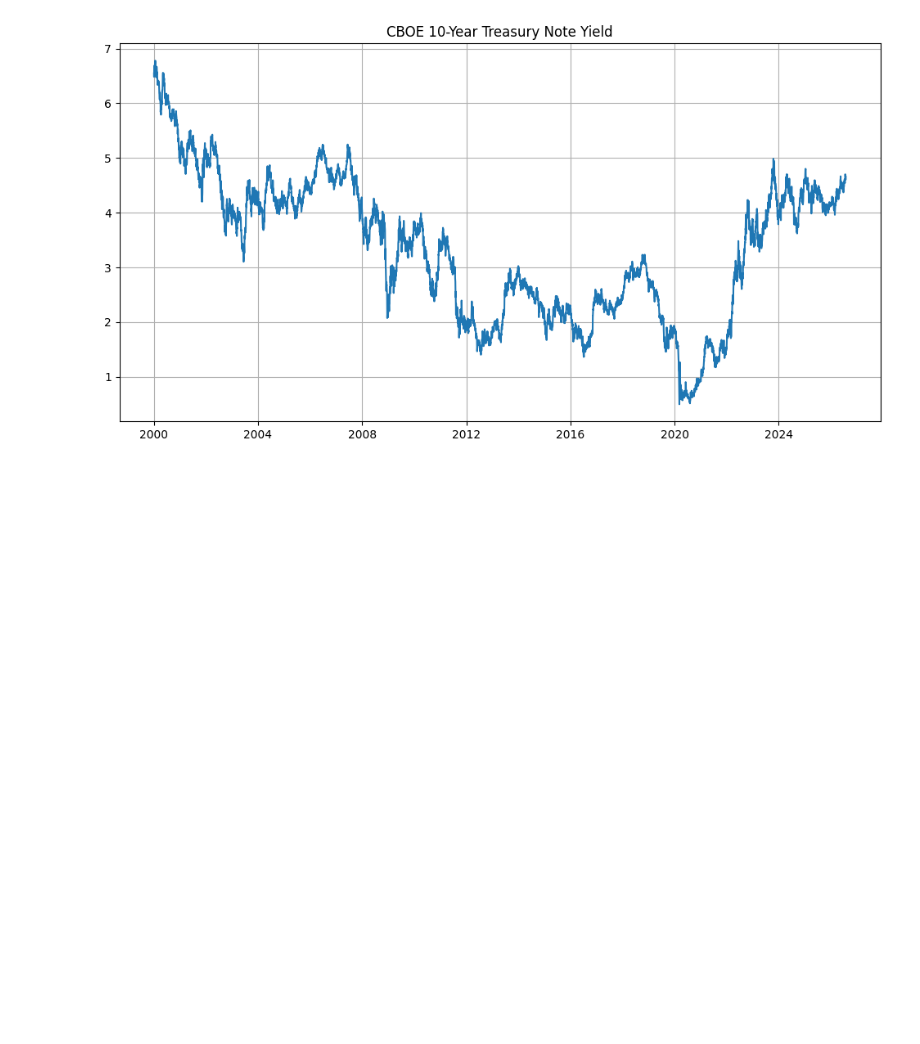
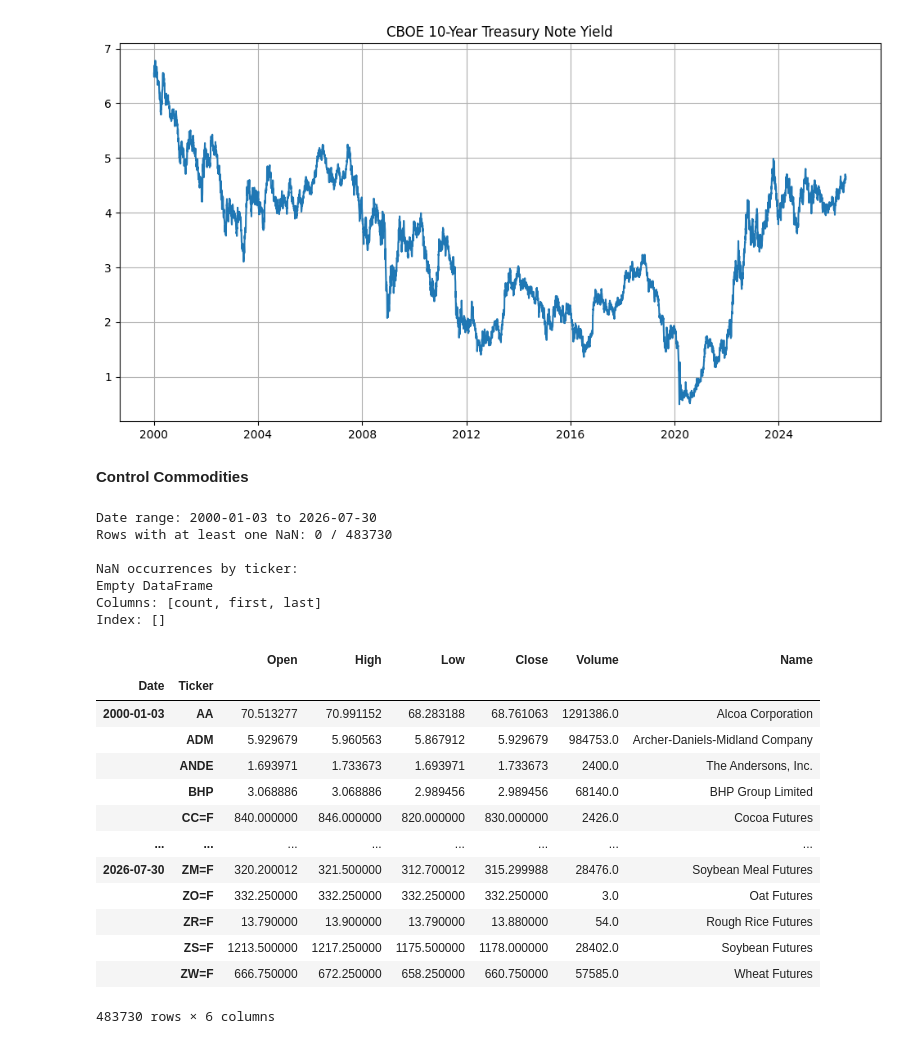
Before and after one commit to loewbenedikt01/Python, a Jupyter notebook: Database_Update/data_control.ipynb, the cells around one changed output. Cells and saved outputs as stored; diff of their text form; code cells hidden in the pictures; blank space fills up the shorter version.

```diff
--- a/Database_Update/data_control.ipynb
+++ b/Database_Update/data_control.ipynb
@@ -73,3 +73,57 @@ plt.grid(True)
 plt.show()
 # %% [output]
 [figure]
+# %% [markdown]
+**Control Commodities**
+# %%
+import sys
+import os
+import pandas as pd
+
+_HERE = os.getcwd()
+_ROOT = os.path.dirname(_HERE)
+sys.path.insert(0, _ROOT)
+sys.path.insert(0, _HERE)
+
+DATABASE_DIR = os.path.join(_ROOT, 'Database')
+
+commodities = pd.read_parquet(os.path.join(DATABASE_DIR, 'commodities.parquet'))
+
+dates = commodities.index.get_level_values('Date')
+print(f'Date range: {dates.min().date()} to {dates.max().date()}')
+
+nan_mask = commodities.isna().any(axis=1)
+print(f'Rows with at least one NaN: {nan_mask.sum()} / {len(commodities)}')
+
+nan_by_ticker = (
+    commodities[nan_mask]
+    .index.to_frame(index=False)
+    .groupby('Ticker')['Date']
+    .agg(count='count', first='min', last='max')
+)
+print('\nNaN occurrences by ticker:')
+print(nan_by_ticker)
+
+commodities
+# %% [output]
+Date range: 2000-01-03 to 2026-07-30
+Rows with at least one NaN: 0 / 483730
+
+NaN occurrences by ticker:
+Empty DataFrame
+Columns: [count, first, last]
+Index: []
+|  |  | Open | High | Low | Close | Volume | Name |
+| Date | Ticker |  |  |  |  |  |  |
+| 2000-01-03 | AA | 70.513277 | 70.991152 | 68.283188 | 68.761063 | 1291386.0 | Alcoa Corporation |
+|  | ADM | 5.929679 | 5.960563 | 5.867912 | 5.929679 | 984753.0 | Archer-Daniels-Midland Company |
+|  | ANDE | 1.693971 | 1.733673 | 1.693971 | 1.733673 | 2400.0 | The Andersons, Inc. |
+|  | BHP | 3.068886 | 3.068886 | 2.989456 | 2.989456 | 68140.0 | BHP Group Limited |
+|  | CC=F | 840.000000 | 846.000000 | 820.000000 | 830.000000 | 2426.0 | Cocoa Futures |
+| ... | ... | ... | ... | ... | ... | ... | ... |
+| 2026-07-30 | ZM=F | 320.200012 | 321.500000 | 312.700012 | 315.299988 | 28476.0 | Soybean Meal Futures |
+|  | ZO=F | 332.250000 | 332.250000 | 332.250000 | 332.250000 | 3.0 | Oat Futures |
+|  | ZR=F | 13.790000 | 13.900000 | 13.790000 | 13.880000 | 54.0 | Rough Rice Futures |
+|  | ZS=F | 1213.500000 | 1217.250000 | 1175.500000 | 1178.000000 | 28402.0 | Soybean Futures |
+|  | ZW=F | 666.750000 | 672.250000 | 658.250000 | 660.750000 | 57585.0 | Wheat Futures |
+483730 rows × 6 columns
```
Also changed, not shown: parts of 10 cells of this notebook.
